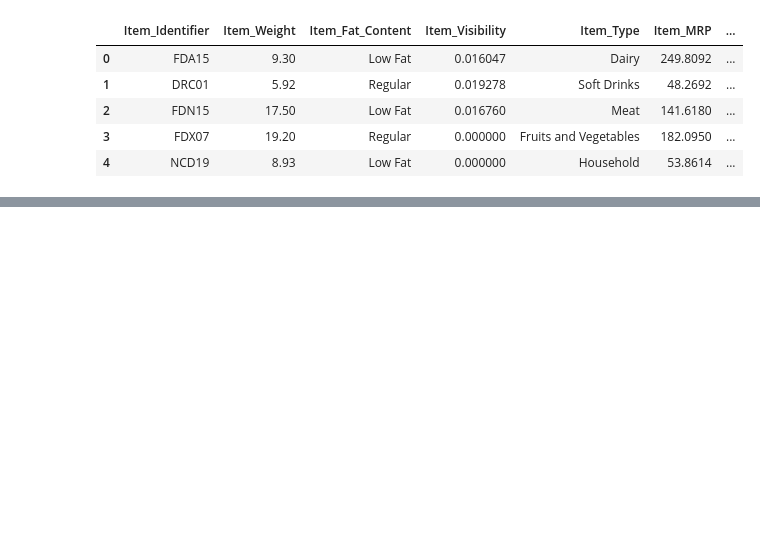
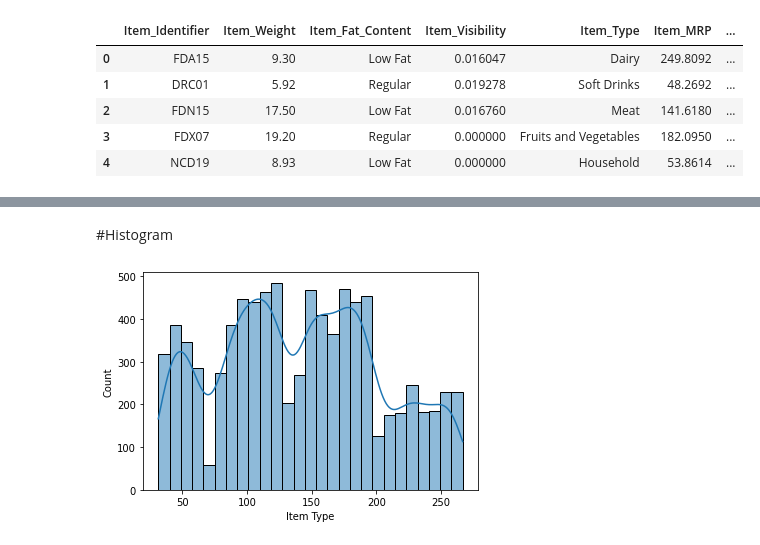
Before and after one commit to Resourcepaul/Project1, a Jupyter notebook: Project1.ipynb, the cells around one changed output, grey strips where cells are left out. Cells and saved outputs as stored; diff of their text form; code cells hidden in the pictures; blank space fills up the shorter version.

```diff
--- a/Project1.ipynb
+++ b/Project1.ipynb
@@ -18,0 +229,6 @@ titanic_df.head()
+# %% [markdown]
+#Histogram
+# %%
+sns.histplot(data=report_df,x='Item_MRP',kde = True).set(xlabel='Item Type');
+# %% [output]
+[figure, added]
```
Also changed, not shown: parts of 26 cells of this notebook.
